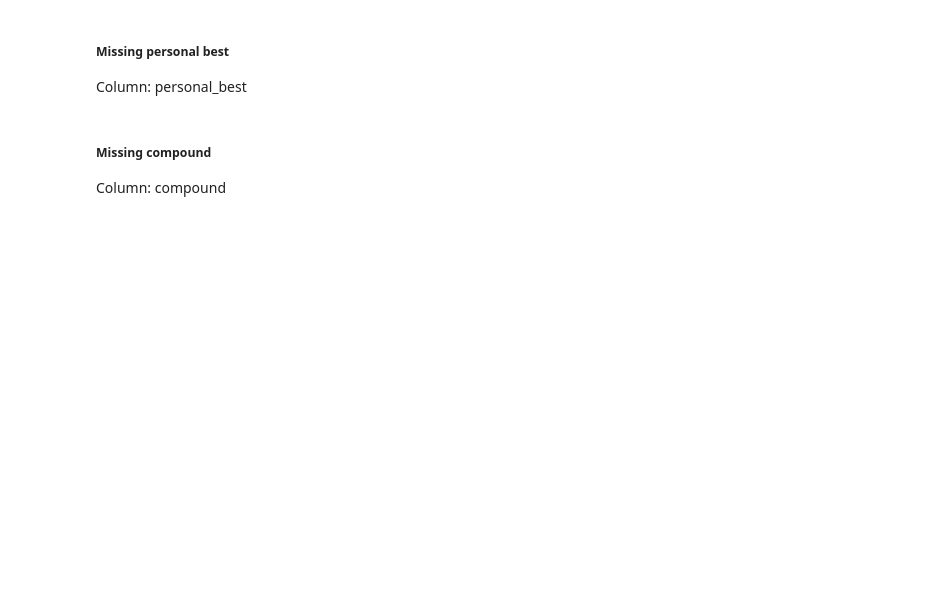
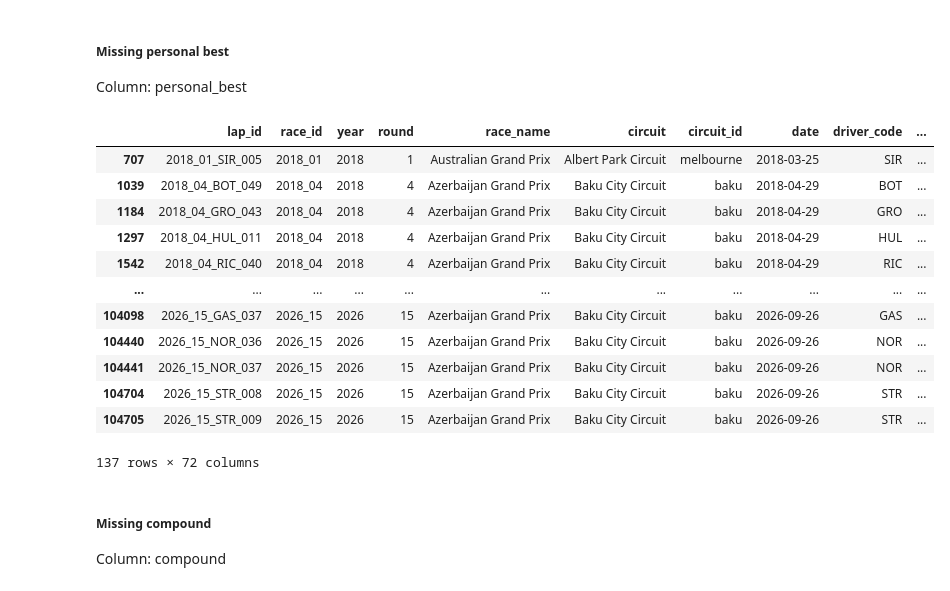
Before and after one commit to Laillaa/ML_Project_T01_LUSAIL, a Jupyter notebook: project_code.ipynb, the cells around one changed output. Cells and saved outputs as stored; diff of their text form; code cells hidden in the pictures; blank space fills up the shorter version.

```diff
--- a/project_code.ipynb
+++ b/project_code.ipynb
@@ -738,6 +949,23 @@ training.loc[training['gap_to_car_behind_s'].isna(), 'position'].value_counts().
 ##### Missing personal best
 
 Column: personal_best
+# %%
+training[training['personal_best'].isna()] # 137 missing values
+# keep in mind that it's a boolean column
+# %% [output]
+|  | lap_id | race_id | year | round | race_name | circuit | circuit_id | date | driver_code | ... |
+| 707 | 2018_01_SIR_005 | 2018_01 | 2018 | 1 | Australian Grand Prix | Albert Park Circuit | melbourne | 2018-03-25 | SIR | ... |
+| 1039 | 2018_04_BOT_049 | 2018_04 | 2018 | 4 | Azerbaijan Grand Prix | Baku City Circuit | baku | 2018-04-29 | BOT | ... |
+| 1184 | 2018_04_GRO_043 | 2018_04 | 2018 | 4 | Azerbaijan Grand Prix | Baku City Circuit | baku | 2018-04-29 | GRO | ... |
+| 1297 | 2018_04_HUL_011 | 2018_04 | 2018 | 4 | Azerbaijan Grand Prix | Baku City Circuit | baku | 2018-04-29 | HUL | ... |
+| 1542 | 2018_04_RIC_040 | 2018_04 | 2018 | 4 | Azerbaijan Grand Prix | Baku City Circuit | baku | 2018-04-29 | RIC | ... |
+| ... | ... | ... | ... | ... | ... | ... | ... | ... | ... | ... |
+| 104098 | 2026_15_GAS_037 | 2026_15 | 2026 | 15 | Azerbaijan Grand Prix | Baku City Circuit | baku | 2026-09-26 | GAS | ... |
+| 104440 | 2026_15_NOR_036 | 2026_15 | 2026 | 15 | Azerbaijan Grand Prix | Baku City Circuit | baku | 2026-09-26 | NOR | ... |
+| 104441 | 2026_15_NOR_037 | 2026_15 | 2026 | 15 | Azerbaijan Grand Prix | Baku City Circuit | baku | 2026-09-26 | NOR | ... |
+| 104704 | 2026_15_STR_008 | 2026_15 | 2026 | 15 | Azerbaijan Grand Prix | Baku City Circuit | baku | 2026-09-26 | STR | ... |
+| 104705 | 2026_15_STR_009 | 2026_15 | 2026 | 15 | Azerbaijan Grand Prix | Baku City Circuit | baku | 2026-09-26 | STR | ... |
+137 rows × 72 columns
 # %% [markdown]
 ##### Missing compound
 
```
Also changed, not shown: parts of 90 cells of this notebook.
